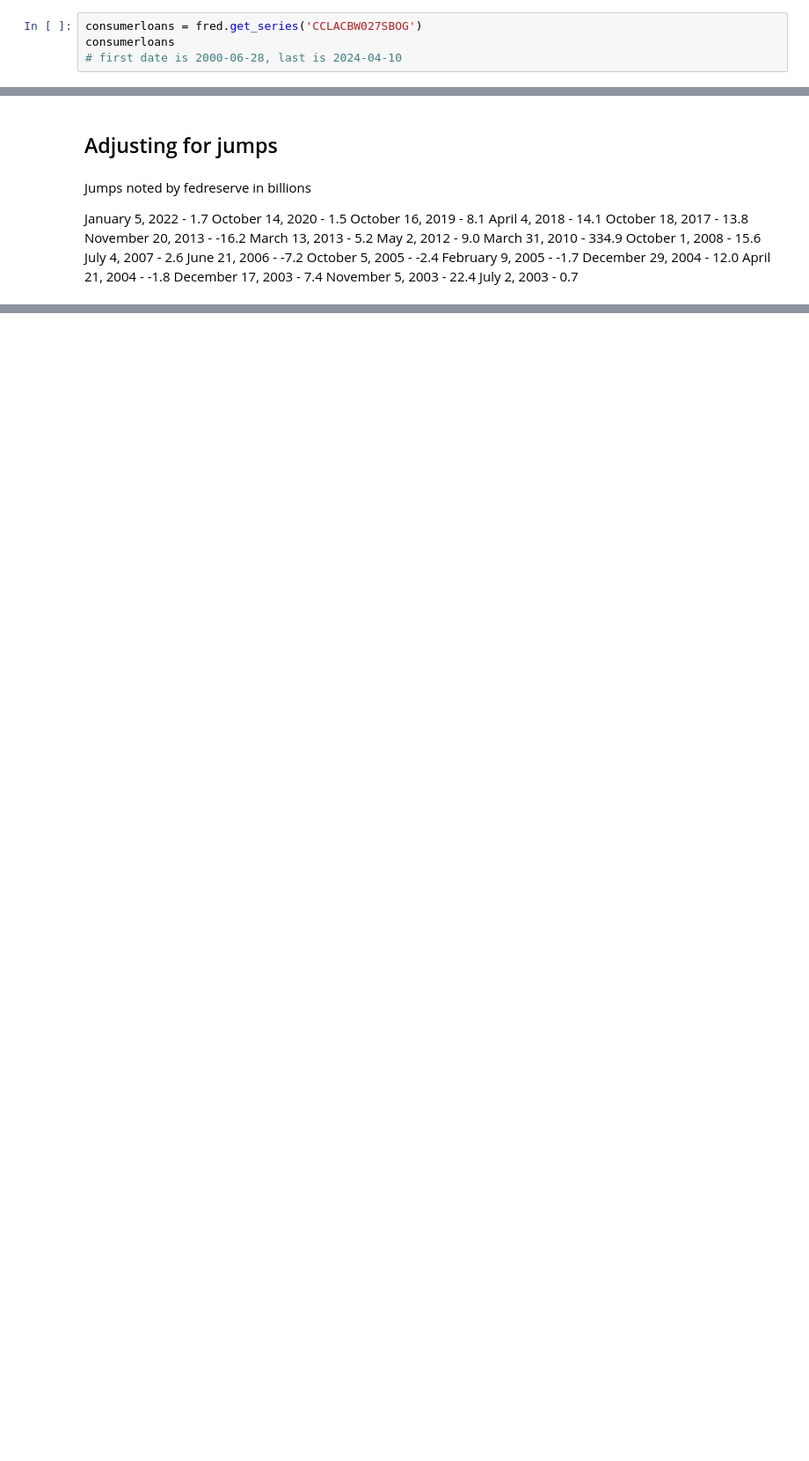
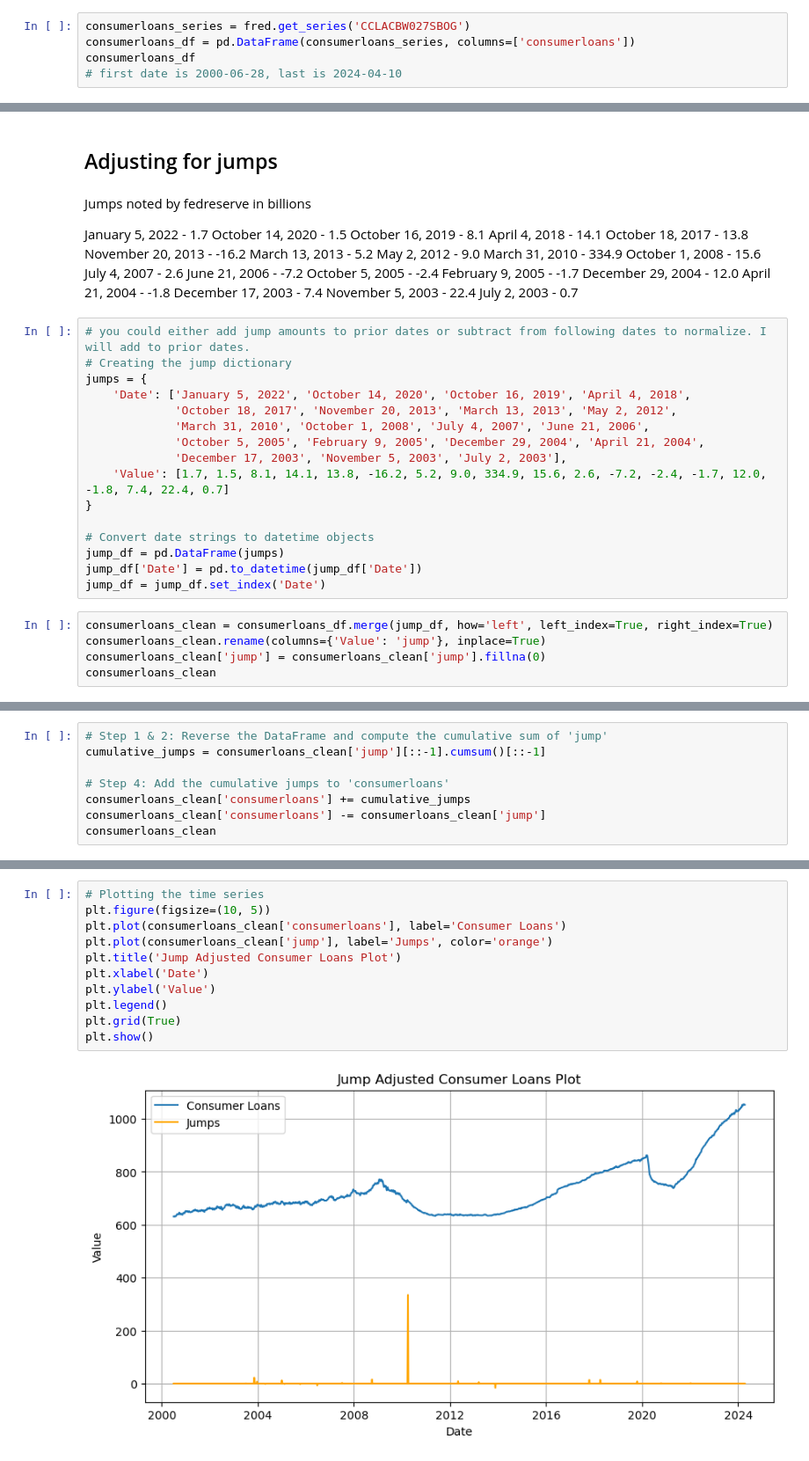
Before and after one commit to evanglas/forecasting-project, a Jupyter notebook: michael.ipynb, the cells around one changed output, grey strips where cells are left out. Shown: that part at 88% size. Drawn from its saved outputs; the diff is of its cells as text; blank space fills up the shorter version.

Commit message:
adjusted for jumps and found variance discontinuity

```diff
--- a/michael.ipynb
+++ b/michael.ipynb
@@ -8,7 +8,8 @@ fred = Fred(api_key='388e4633f23c88b89679b89794f572ed')
 # %% [markdown]
 # Initial analysis
 # %%
-consumerloans = fred.get_series('CCLACBW027SBOG')
-consumerloans
+consumerloans_series = fred.get_series('CCLACBW027SBOG')
+consumerloans_df = pd.DataFrame(consumerloans_series, columns=['consumerloans'])
+consumerloans_df
 # first date is 2000-06-28, last is 2024-04-10
 # %% [output]
@@ -59,3 +61,24 @@ April 21, 2004 - -1.8
 December 17, 2003 - 7.4
 November 5, 2003 - 22.4
 July 2, 2003 - 0.7
+# %%
+# you could either add jump amounts to prior dates or subtract from following dates to normalize. I will add to prior dates.
+# Creating the jump dictionary
+jumps = {
+    'Date': ['January 5, 2022', 'October 14, 2020', 'October 16, 2019', 'April 4, 2018',
+             'October 18, 2017', 'November 20, 2013', 'March 13, 2013', 'May 2, 2012',
+             'March 31, 2010', 'October 1, 2008', 'July 4, 2007', 'June 21, 2006',
+             'October 5, 2005', 'February 9, 2005', 'December 29, 2004', 'April 21, 2004',
+             'December 17, 2003', 'November 5, 2003', 'July 2, 2003'],
+    'Value': [1.7, 1.5, 8.1, 14.1, 13.8, -16.2, 5.2, 9.0, 334.9, 15.6, 2.6, -7.2, -2.4, -1.7, 12.0, -1.8, 7.4, 22.4, 0.7]
+}
+
+# Convert date strings to datetime objects
+jump_df = pd.DataFrame(jumps)
+jump_df['Date'] = pd.to_datetime(jump_df['Date'])
+jump_df = jump_df.set_index('Date')
+# %%
+consumerloans_clean = consumerloans_df.merge(jump_df, how='left', left_index=True, right_index=True)
+consumerloans_clean.rename(columns={'Value': 'jump'}, inplace=True)
+consumerloans_clean['jump'] = consumerloans_clean['jump'].fillna(0)
+consumerloans_clean
@@ -61,0 +124,8 @@ July 2, 2003 - 0.7
+# %%
+# Step 1 & 2: Reverse the DataFrame and compute the cumulative sum of 'jump'
+cumulative_jumps = consumerloans_clean['jump'][::-1].cumsum()[::-1]
+
+# Step 4: Add the cumulative jumps to 'consumerloans'
+consumerloans_clean['consumerloans'] += cumulative_jumps
+consumerloans_clean['consumerloans'] -= consumerloans_clean['jump']
+consumerloans_clean
@@ -61,0 +146,13 @@ July 2, 2003 - 0.7
+# %%
+# Plotting the time series
+plt.figure(figsize=(10, 5))
+plt.plot(consumerloans_clean['consumerloans'], label='Consumer Loans')
+plt.plot(consumerloans_clean['jump'], label='Jumps', color='orange')
+plt.title('Jump Adjusted Consumer Loans Plot')
+plt.xlabel('Date')
+plt.ylabel('Value')
+plt.legend()
+plt.grid(True)
+plt.show()
+# %% [output]
+[figure, added]
```
Also changed, not shown: parts of 9 cells of this notebook.
